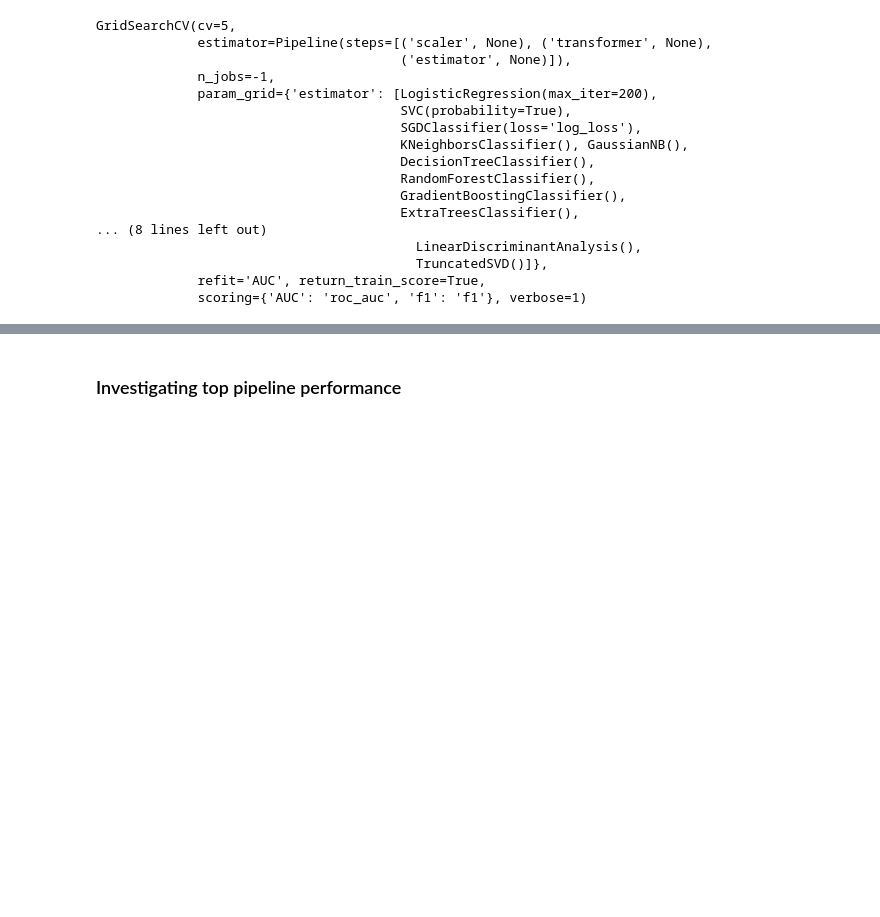
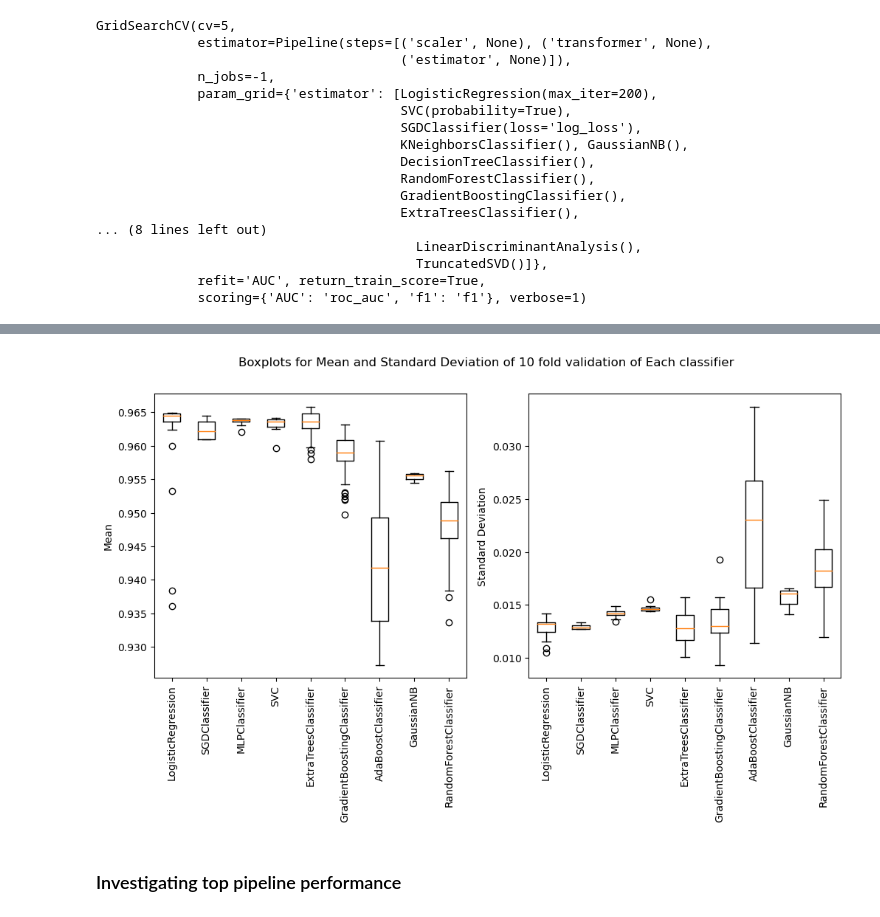
Before and after one commit to hamedtea/thesis, a Jupyter notebook: Feature_based_ML_model.ipynb, the cells around one changed output, grey strips where cells are left out. Cells and saved outputs as stored; diff of their text form; code cells hidden in the pictures; blank space fills up the shorter version.

```diff
--- a/Feature_based_ML_model.ipynb
+++ b/Feature_based_ML_model.ipynb
@@ -381,3 +424,18 @@ elapsed time: 99.51 second
+# %%
+# Create two subplots for 'mean' and 'std'
+fig, axs = plt.subplots(1, 2, figsize=(12, 5))
+fig.suptitle('Boxplots for Mean and Standard Deviation of 10 fold validation of Each classifier')
+# Boxplot for 'mean' values
+axs[0].boxplot([results[key]['mean_test_AUC'] for key in results.keys()], labels=results.keys())
+axs[0].set_ylabel('Mean')
+axs[0].set_xticklabels(results.keys(), rotation=90)
+# Boxplot for 'std' values
+axs[1].boxplot([results[key]['std_test_AUC'] for key in results.keys()], labels=results.keys())
+axs[1].set_ylabel('Standard Deviation')
+axs[1].set_xticklabels(results.keys(), rotation=90)
+plt.show()
+# %% [output]
+[figure, added]
 # %% [markdown]
 ### Investigating top pipeline performance
 # %%
```
Also changed, not shown: parts of 8 cells of this notebook.
